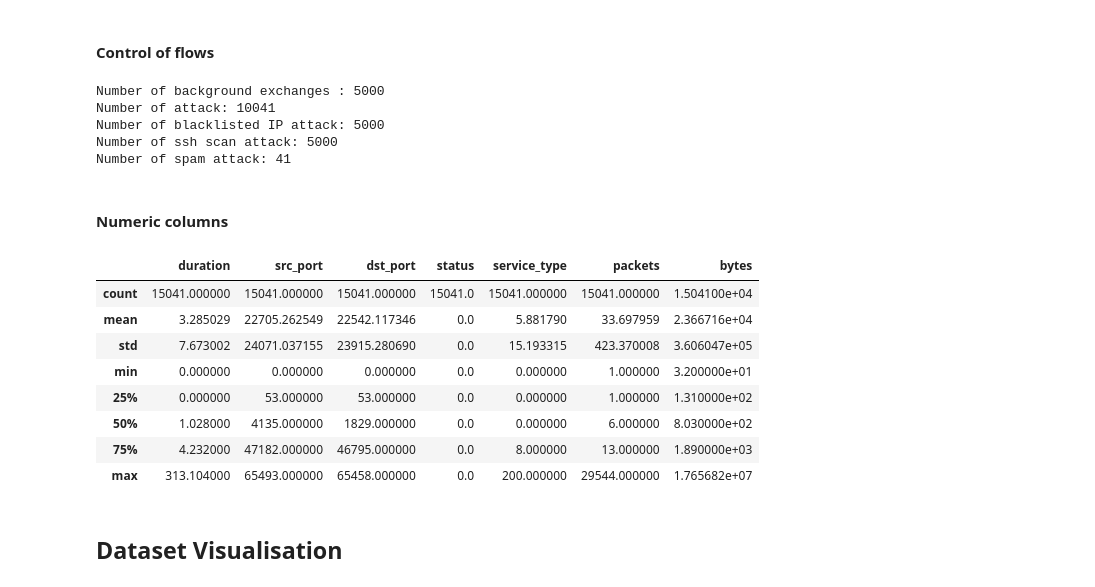
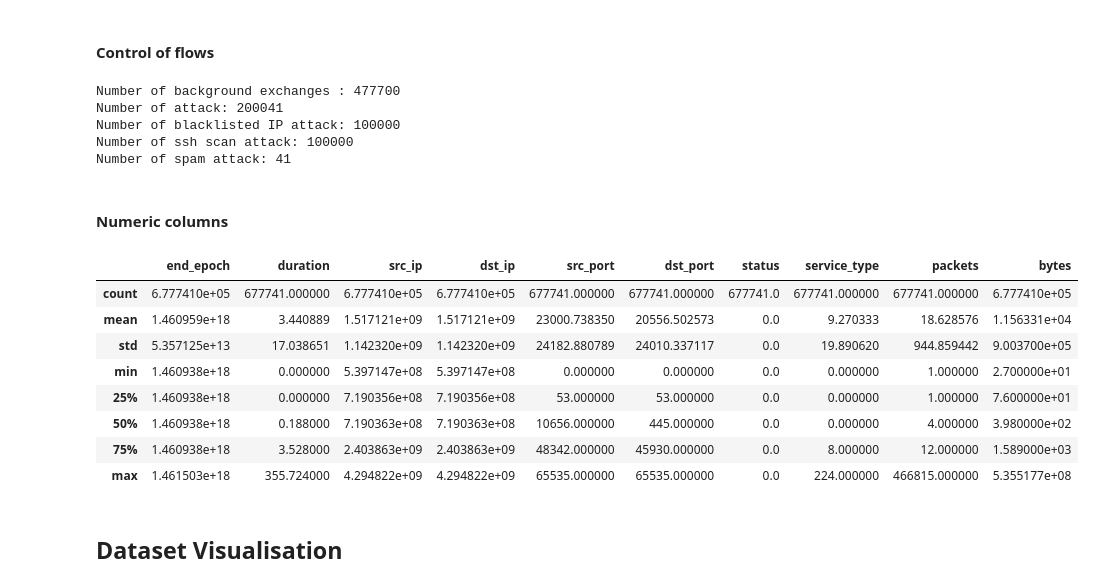
Before and after one commit to Leiyks/MLSECU, a Jupyter notebook: mlsecu.ipynb, the cells around one changed output. Saved outputs shown, nothing was run; the diff lists cells and outputs as text; code cells hidden in the pictures.

```diff
--- a/mlsecu.ipynb
+++ b/mlsecu.ipynb
@@ -9,13 +10,27 @@ from sklearn.neighbors import LocalOutlierFactor
 # %% [markdown]
 ## Data loading
 # %%
-names = ['end_timestamp', 'duration', 'src_ip', 'dst_ip', 'src_port', 'dst_port', 'protocol', 'flags', 'status', 'service_type', 'packets', 'bytes', 'label']
+num_samples = 500000
+outlier_ratio = 0.4
 
-background = pd.read_csv("data/training/background_flows_cut.csv", header=None, names=names, nrows=5000)
-blacklist = pd.read_csv("data/training/blacklist_flows_cut.csv", header=None, names=names, nrows=5000)
+names = ['end_epoch', 'duration', 'src_ip', 'dst_ip', 'src_port', 'dst_port', 'protocol', 'flags', 'status', 'service_type', 'packets', 'bytes', 'attack']
+
+background = pd.read_csv("data/training/background_flows_cut.csv", header=None, names=names, nrows=num_samples)
+blacklist = pd.read_csv("data/training/blacklist_flows_cut.csv", header=None, names=names, nrows=num_samples * outlier_ratio / 2)
+sshscan = pd.read_csv("data/training/sshscan_flows_cut.csv", header=None, names=names, nrows=num_samples * outlier_ratio / 2)
 spam = pd.read_csv("data/training/spam_flows_cut.csv", header=None, names=names)
-sshscan = pd.read_csv("data/training/sshscan_flows_cut.csv", header=None, names=names, nrows=5000)
 
 df = pd.concat([background, blacklist, spam, sshscan], ignore_index=True)
+
+# Convert timestamp to epoch integer
+df.end_epoch = pd.to_datetime(df.end_epoch).astype(np.int64)
+
+# Convert attack to boolean
+df.attack = df.attack.apply(lambda x: x != 'background')
+
+# Convert IPs to int
+df.src_ip = df.src_ip.apply(lambda x: np.int64(ipaddress.IPv4Address(x)))
+df.dst_ip = df.src_ip.apply(lambda x: np.int64(ipaddress.IPv4Address(x)))
+
 df.head()
 # %% [output]
@@ -62,32 +77,32 @@ dtype: object
 # %% [markdown]
 #### Control of flows
 # %%
-print(f"Number of background exchanges : {len(df[df.label == 'background'])}")
-print(f"Number of attack: {len(df[df.label != 'background'])}")
+print(f"Number of background exchanges : {len(df[df.attack == False])}")
+print(f"Number of attack: {len(df[df.attack])}")
 print(f"Number of blacklisted IP attack: {len(blacklist)}")
 print(f"Number of ssh scan attack: {len(sshscan)}")
 print(f"Number of spam attack: {len(spam)}")
 # %% [output]
-Number of background exchanges : 5000
-Number of attack: 10041
-Number of blacklisted IP attack: 5000
-Number of ssh scan attack: 5000
+Number of background exchanges : 477700
+Number of attack: 200041
+Number of blacklisted IP attack: 100000
+Number of ssh scan attack: 100000
 Number of spam attack: 41
 # %% [markdown]
 #### Numeric columns
 # %%
-numeric_df = df.select_dtypes(include=[np.int64, np.float64])
+numeric_df = df._get_numeric_data()
 numeric_df.describe()
 # %% [output]
-|  | duration | src_port | dst_port | status | service_type | packets | bytes |
-| count | 15041.000000 | 15041.000000 | 15041.000000 | 15041.0 | 15041.000000 | 15041.000000 | 1.504100e+04 |
-| mean | 3.285029 | 22705.262549 | 22542.117346 | 0.0 | 5.881790 | 33.697959 | 2.366716e+04 |
-| std | 7.673002 | 24071.037155 | 23915.280690 | 0.0 | 15.193315 | 423.370008 | 3.606047e+05 |
-| min | 0.000000 | 0.000000 | 0.000000 | 0.0 | 0.000000 | 1.000000 | 3.200000e+01 |
-| 25% | 0.000000 | 53.000000 | 53.000000 | 0.0 | 0.000000 | 1.000000 | 1.310000e+02 |
-| 50% | 1.028000 | 4135.000000 | 1829.000000 | 0.0 | 0.000000 | 6.000000 | 8.030000e+02 |
-| 75% | 4.232000 | 47182.000000 | 46795.000000 | 0.0 | 8.000000 | 13.000000 | 1.890000e+03 |
-| max | 313.104000 | 65493.000000 | 65458.000000 | 0.0 | 200.000000 | 29544.000000 | 1.765682e+07 |
+|  | end_epoch | duration | src_ip | dst_ip | src_port | dst_port | status | service_type | packets | bytes |
+| count | 6.777410e+05 | 677741.000000 | 6.777410e+05 | 6.777410e+05 | 677741.000000 | 677741.000000 | 677741.0 | 677741.000000 | 677741.000000 | 6.777410e+05 |
+| mean | 1.460959e+18 | 3.440889 | 1.517121e+09 | 1.517121e+09 | 23000.738350 | 20556.502573 | 0.0 | 9.270333 | 18.628576 | 1.156331e+04 |
+| std | 5.357125e+13 | 17.038651 | 1.142320e+09 | 1.142320e+09 | 24182.880789 | 24010.337117 | 0.0 | 19.890620 | 944.859442 | 9.003700e+05 |
+| min | 1.460938e+18 | 0.000000 | 5.397147e+08 | 5.397147e+08 | 0.000000 | 0.000000 | 0.0 | 0.000000 | 1.000000 | 2.700000e+01 |
+| 25% | 1.460938e+18 | 0.000000 | 7.190356e+08 | 7.190356e+08 | 53.000000 | 53.000000 | 0.0 | 0.000000 | 1.000000 | 7.600000e+01 |
+| 50% | 1.460938e+18 | 0.188000 | 7.190363e+08 | 7.190363e+08 | 10656.000000 | 445.000000 | 0.0 | 0.000000 | 4.000000 | 3.980000e+02 |
+| 75% | 1.460938e+18 | 3.528000 | 2.403863e+09 | 2.403863e+09 | 48342.000000 | 45930.000000 | 0.0 | 8.000000 | 12.000000 | 1.589000e+03 |
+| max | 1.461503e+18 | 355.724000 | 4.294822e+09 | 4.294822e+09 | 65535.000000 | 65535.000000 | 0.0 | 224.000000 | 466815.000000 | 5.355177e+08 |
 # %% [markdown]
 ## Dataset Visualisation
 # %%
```
Also changed, not shown: parts of 8 cells of this notebook.
